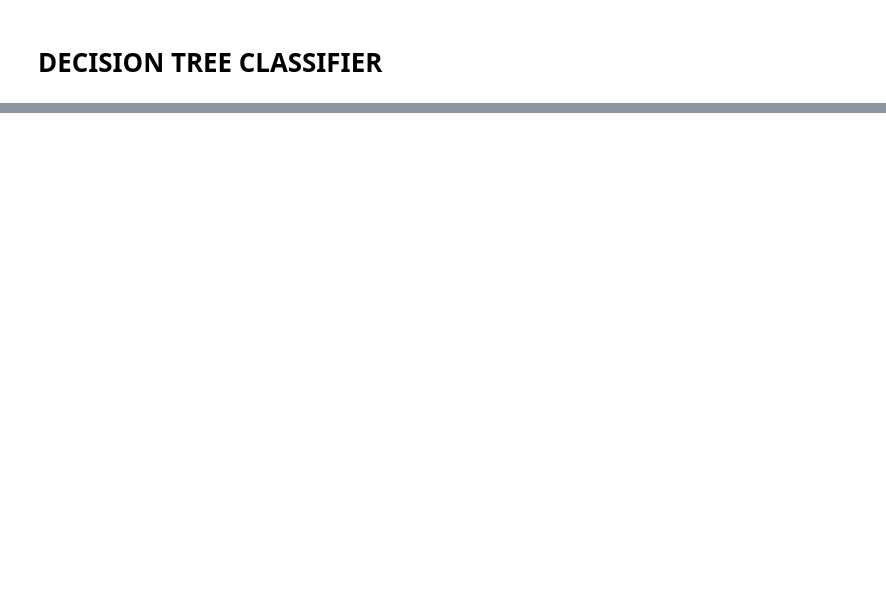
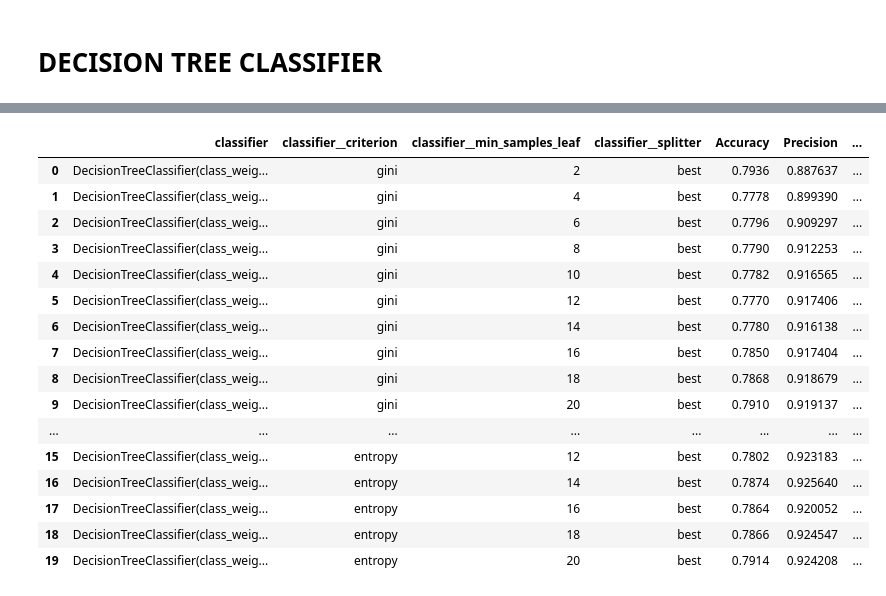
Before and after one commit to shaniaie/COGS-118A-Final-Project, a Jupyter notebook: Adult.ipynb, the cells around one changed output, grey strips where cells are left out. Drawn from its saved outputs; the diff is of its cells as text; code cells hidden in the pictures; blank space fills up the shorter version.

```diff
--- a/Adult.ipynb
+++ b/Adult.ipynb
@@ -209,6 +213,16 @@ train_metrics_rf = pd.DataFrame(columns=['Accuracy','Precision','AUC','F1'])
 test_metrics_rf = pd.DataFrame(columns=['Accuracy','Precision','AUC','F1'])
 
 for i in range(num_trials):
+    randomForest = RandomForestClassifier()
+
+    param_grid = {
+        'n_estimators': [1024],
+        'criterion': ['gini', 'entropy'],
+        'max_features': [1,2,4,6,8,12,16,20]}
+
+    clf = GridSearchCV(estimator=randomForest, param_grid=param_grid, cv=KFold(n_splits=5),
+                       scoring=['accuracy', 'precision', 'roc_auc', 'f1'], refit=False)
+
     X_train, X_test, y_train, y_test = train_test_split(X, y, train_size=5000, shuffle=True)
     hyperparams = clf.fit(X_train, y_train)
     results = hyperparams.cv_results_['params']
@@ -224,7 +238,6 @@ for i in range(num_trials):
     y_acc_train = accuracy_model.predict(X_train)
     acc_train_score = accuracy_score(y_train, y_acc_train)
 
-    accuracy_model.fit(X_test, y_test)
     y_acc_test = accuracy_model.predict(X_test)
     acc_test_score = accuracy_score(y_test, y_acc_test)
 
@@ -238,7 +251,6 @@ for i in range(num_trials):
     y_prec_train = precision_model.predict(X_train)
     prec_train_score = accuracy_score(y_train, y_prec_train)
 
-    precision_model.fit(X_test, y_test)
     y_prec_test = precision_model.predict(X_test)
     prec_test_score = accuracy_score(y_test, y_prec_test)
 
@@ -252,7 +264,6 @@ for i in range(num_trials):
     y_roc_train = roc_model.predict(X_train)
     roc_train_score = accuracy_score(y_train, y_roc_train)
 
-    roc_model.fit(X_test, y_test)
     y_roc_test = roc_model.predict(X_test)
     roc_test_score = accuracy_score(y_test, y_roc_test)
 
@@ -266,7 +277,6 @@ for i in range(num_trials):
     y_f1_train = f1_model.predict(X_train)
     f1_train_score = accuracy_score(y_train, y_f1_train)
 
-    f1_model.fit(X_test, y_test)
     y_f1_test = f1_model.predict(X_test)
     f1_test_score = accuracy_score(y_test, y_f1_test)
 
@@ -284,11 +306,2 @@ test_metrics_rf
 # %% [markdown]
 # DECISION TREE CLASSIFIER
-# %%
-decisionTree = DecisionTreeClassifier()
-
-param_grid = {
-    'criterion': ['gini', 'entropy']
-    'splitter': 'best'}
-
-clf = GridSearchCV(estimator=decisionTree, param_grid=param_grid, cv=KFold(n_splits=5),
-                   scoring=['accuracy', 'precision', 'roc_auc', 'f1'], refit=False)
@@ -294,0 +439,20 @@ clf = GridSearchCV(estimator=decisionTree, param_grid=param_grid, cv=KFold(n_spl
+# %%
+solution
+# %% [output]
+|  | classifier | classifier__criterion | classifier__min_samples_leaf | classifier__splitter | Accuracy | Precision | ... |
+| 0 | DecisionTreeClassifier(class_weig... | gini | 2 | best | 0.7936 | 0.887637 | ... |
+| 1 | DecisionTreeClassifier(class_weig... | gini | 4 | best | 0.7778 | 0.899390 | ... |
+| 2 | DecisionTreeClassifier(class_weig... | gini | 6 | best | 0.7796 | 0.909297 | ... |
+| 3 | DecisionTreeClassifier(class_weig... | gini | 8 | best | 0.7790 | 0.912253 | ... |
+| 4 | DecisionTreeClassifier(class_weig... | gini | 10 | best | 0.7782 | 0.916565 | ... |
+| 5 | DecisionTreeClassifier(class_weig... | gini | 12 | best | 0.7770 | 0.917406 | ... |
+| 6 | DecisionTreeClassifier(class_weig... | gini | 14 | best | 0.7780 | 0.916138 | ... |
+| 7 | DecisionTreeClassifier(class_weig... | gini | 16 | best | 0.7850 | 0.917404 | ... |
+| 8 | DecisionTreeClassifier(class_weig... | gini | 18 | best | 0.7868 | 0.918679 | ... |
+| 9 | DecisionTreeClassifier(class_weig... | gini | 20 | best | 0.7910 | 0.919137 | ... |
+| ... | ... | ... | ... | ... | ... | ... | ... |
+| 15 | DecisionTreeClassifier(class_weig... | entropy | 12 | best | 0.7802 | 0.923183 | ... |
+| 16 | DecisionTreeClassifier(class_weig... | entropy | 14 | best | 0.7874 | 0.925640 | ... |
+| 17 | DecisionTreeClassifier(class_weig... | entropy | 16 | best | 0.7864 | 0.920052 | ... |
+| 18 | DecisionTreeClassifier(class_weig... | entropy | 18 | best | 0.7866 | 0.924547 | ... |
+| 19 | DecisionTreeClassifier(class_weig... | entropy | 20 | best | 0.7914 | 0.924208 | ... |
```
Also changed, not shown: parts of 14 cells of this notebook.
